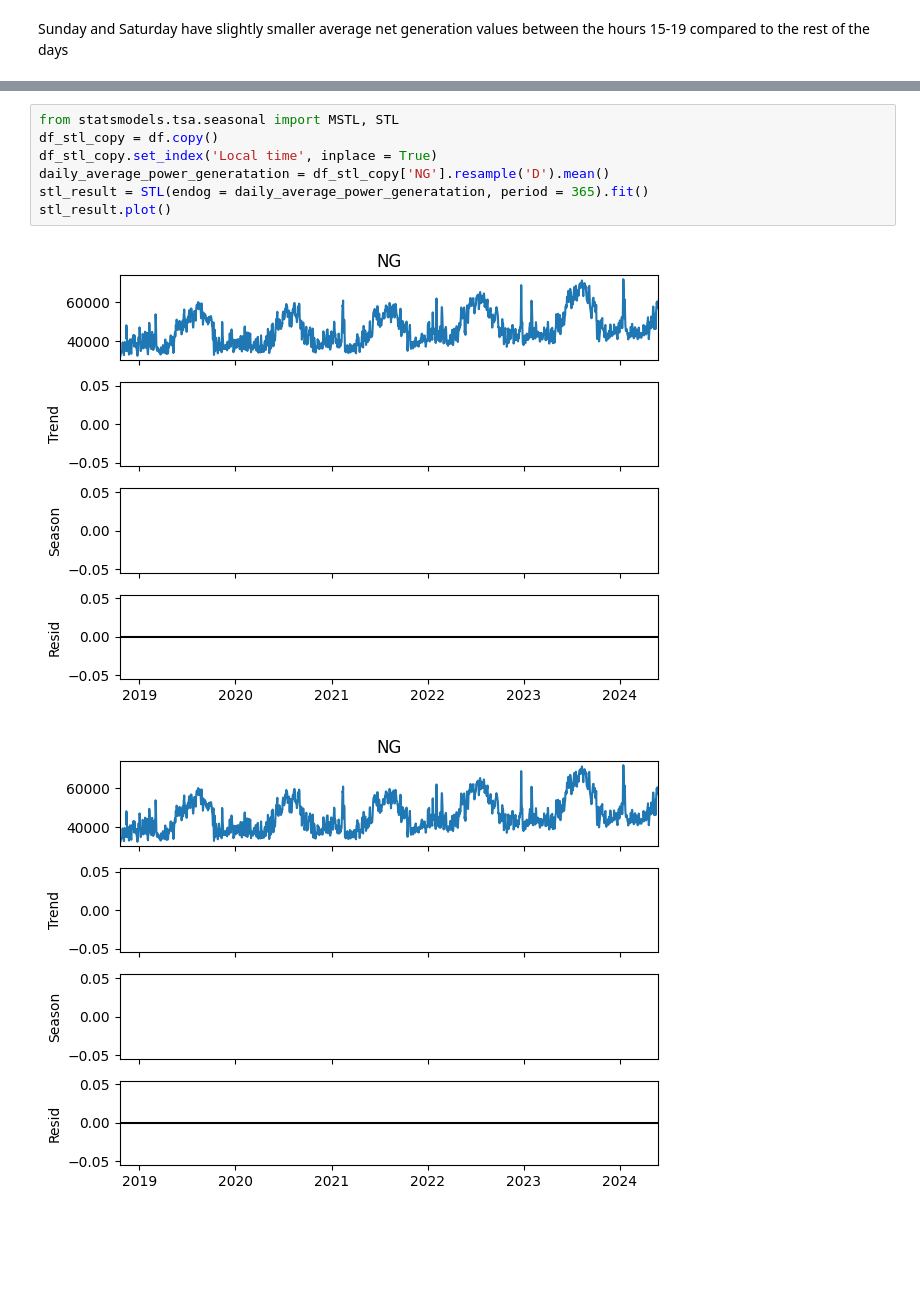
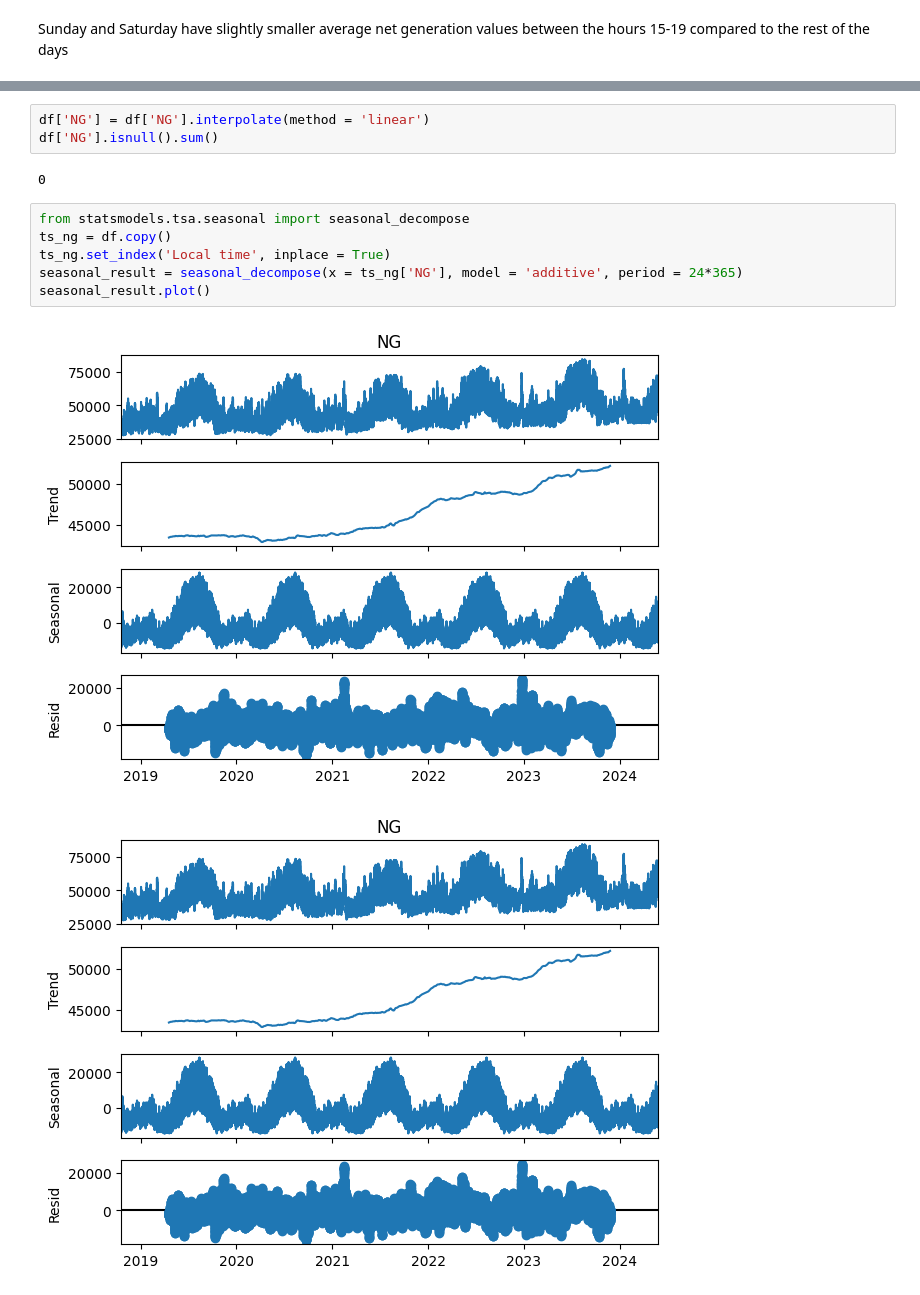
Before and after one commit to dgmurray-321/ADTA-Capstone, a Jupyter notebook: adta_capstone.ipynb, the cells around one changed output, grey strips where cells are left out. Saved outputs shown, nothing was run; the diff lists cells and outputs as text; blank space fills up the shorter version.

Commit message:
performed time series decomposition for Net Generation

```diff
--- a/adta_capstone.ipynb
+++ b/adta_capstone.ipynb
@@ -508,10 +554,14 @@ Sunday and Saturday have slightly smaller average net generation values between
+# %%
+df['NG'] = df['NG'].interpolate(method = 'linear')
+df['NG'].isnull().sum()
+# %% [output]
+0
 # %%
-from statsmodels.tsa.seasonal import MSTL, STL
-df_stl_copy = df.copy()
-df_stl_copy.set_index('Local time', inplace = True)
-daily_average_power_generatation = df_stl_copy['NG'].resample('D').mean()
-stl_result = STL(endog = daily_average_power_generatation, period = 365).fit()
-stl_result.plot()
+from statsmodels.tsa.seasonal import seasonal_decompose
+ts_ng = df.copy()
+ts_ng.set_index('Local time', inplace = True)
+seasonal_result = seasonal_decompose(x = ts_ng['NG'], model = 'additive', period = 24*365)
+seasonal_result.plot()
 # %% [output]
-[figure, old version]
+[figure, new version]
-[figure, old version]
+[figure, new version]
```
Also changed, not shown: parts of 22 cells of this notebook.
